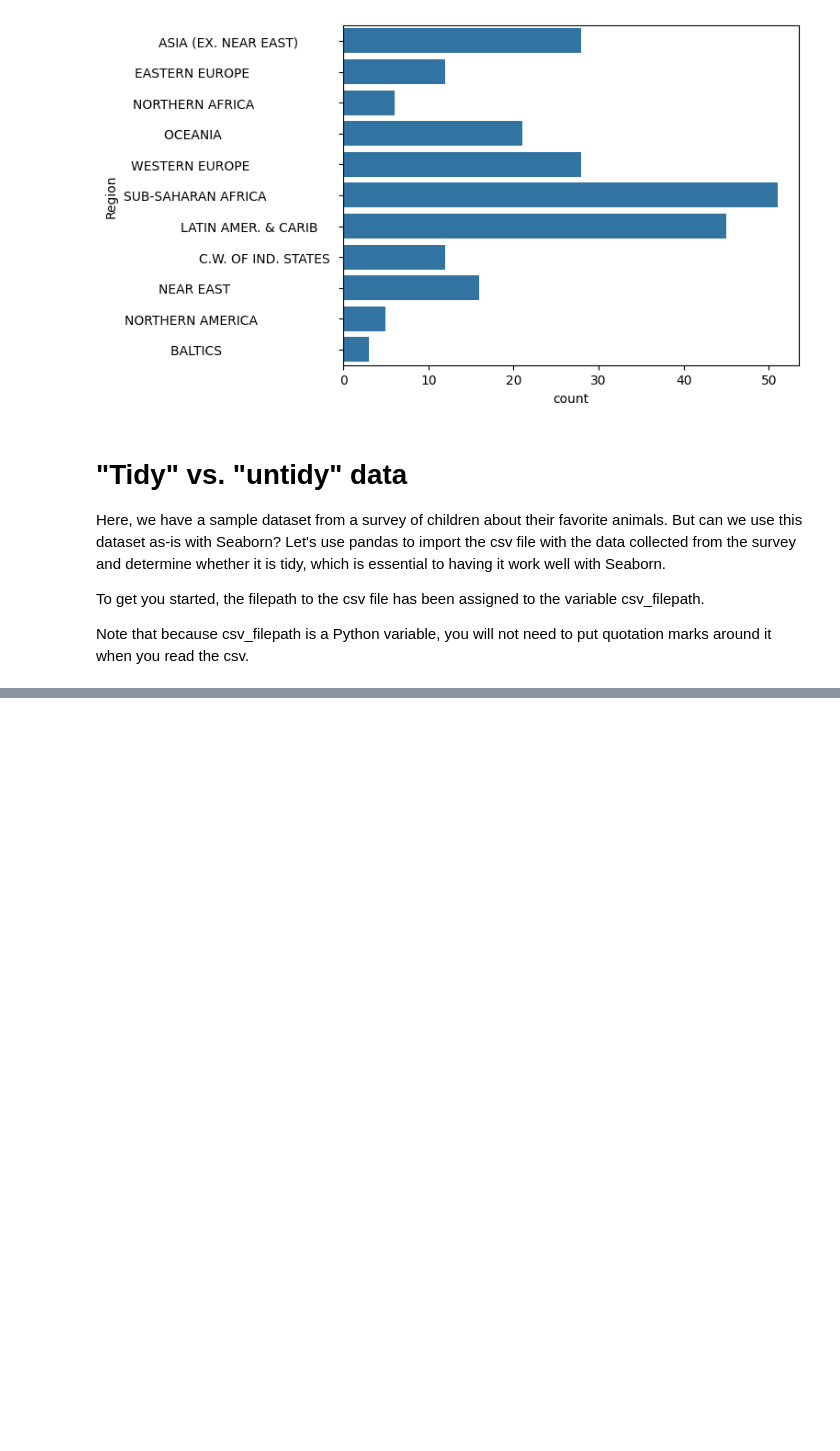
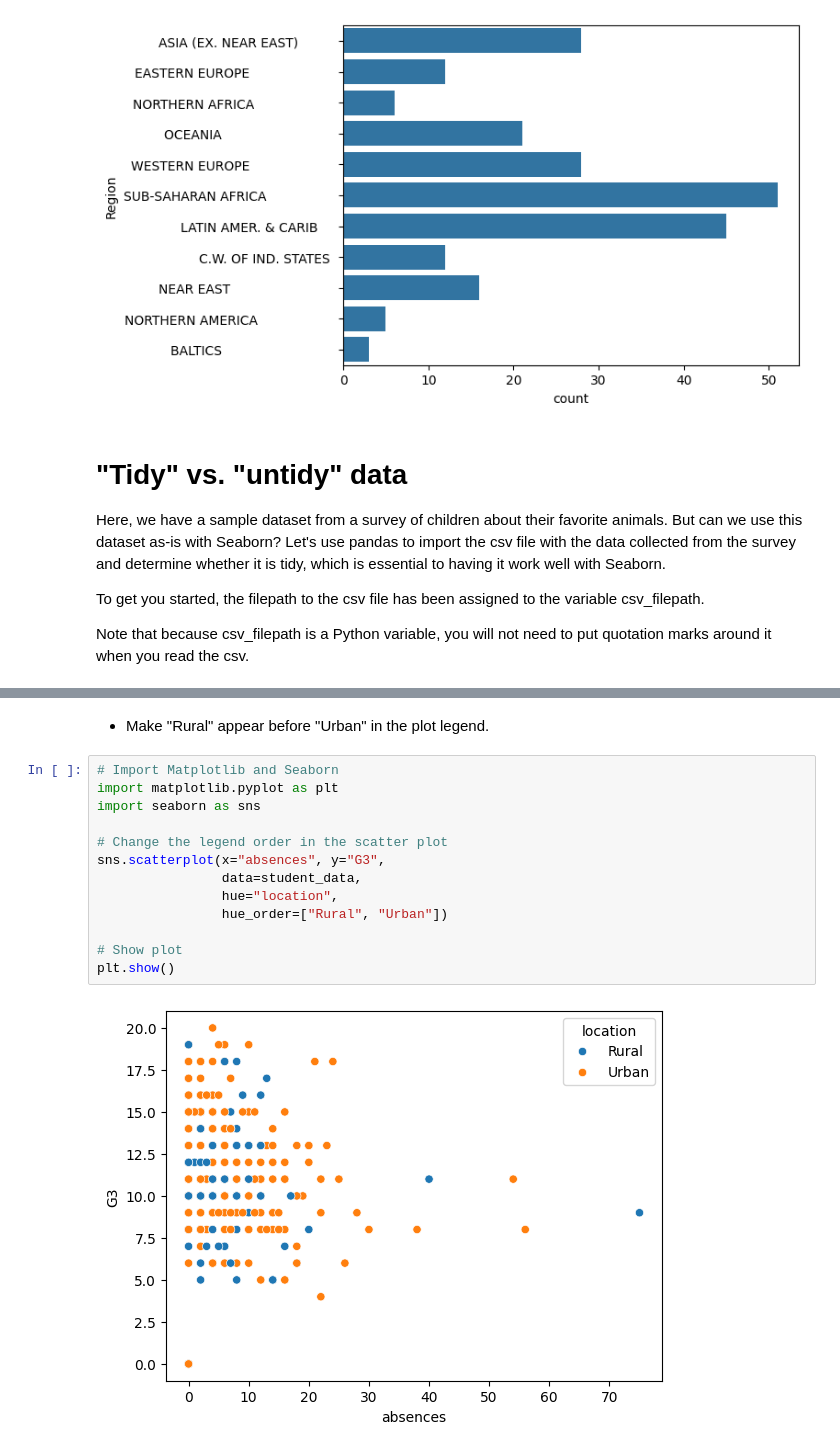
Before and after one commit to sendecka/DataCamp, a Jupyter notebook: DataCamp/09 Introduction to Data Visualization with Seaborn/01_Introduction_to_Seaborn.ipynb, the cells around one changed output, grey strips where cells are left out. Drawn from its saved outputs; the diff is of its cells as text; blank space fills up the shorter version.

```diff
--- a/DataCamp/09 Introduction to Data Visualization with Seaborn/01_Introduction_to_Seaborn.ipynb
+++ b/DataCamp/09 Introduction to Data Visualization with Seaborn/01_Introduction_to_Seaborn.ipynb
@@ -150,0 +186,17 @@ Possible answers:
+# %% [markdown]
+- Make "Rural" appear before "Urban" in the plot legend.
+# %%
+# Import Matplotlib and Seaborn
+import matplotlib.pyplot as plt
+import seaborn as sns
+
+# Change the legend order in the scatter plot
+sns.scatterplot(x="absences", y="G3",
+                data=student_data,
+                hue="location",
+                hue_order=["Rural", "Urban"])
+
+# Show plot
+plt.show()
+# %% [output]
+[figure, added]
```
Also changed, not shown: parts of 14 cells of this notebook, 1 other file.
